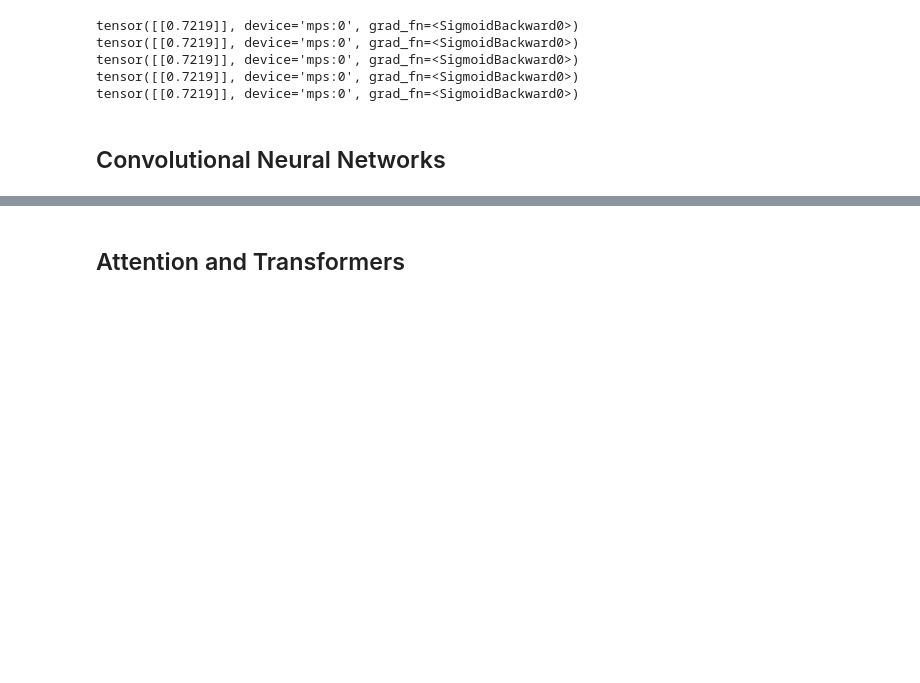
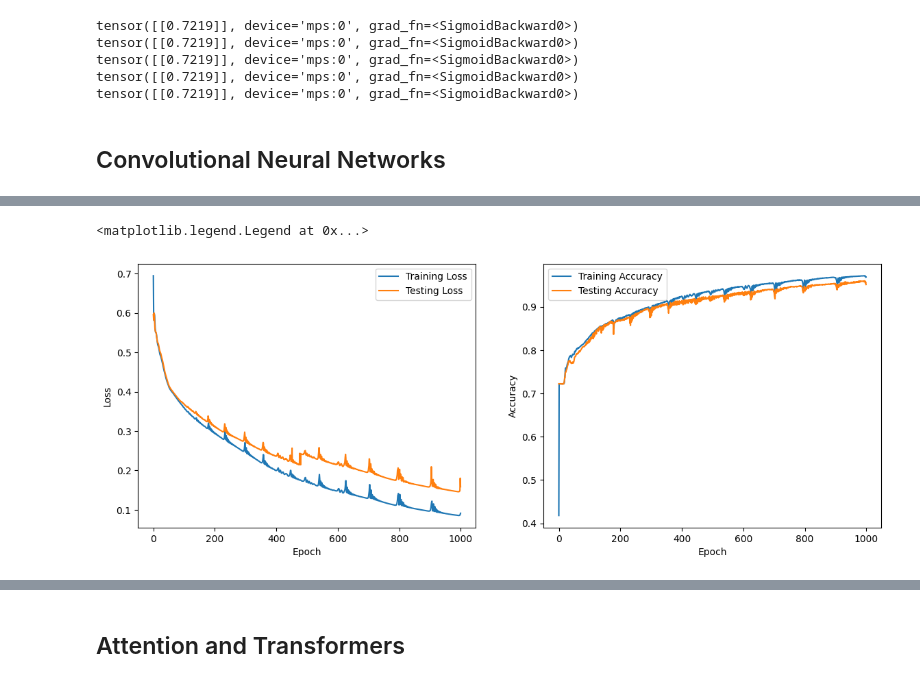
Before and after one commit to jlohunecke/ML4HC_project2, a Jupyter notebook: proj2_pt1.ipynb, the cells around one changed output, grey strips where cells are left out. Cells and saved outputs as stored; diff of their text form; code cells hidden in the pictures; blank space fills up the shorter version.

```diff
--- a/proj2_pt1.ipynb
+++ b/proj2_pt1.ipynb
@@ -304,0 +419,16 @@ tensor([[0.7219]], device='mps:0', grad_fn=<SigmoidBackward0>)
+# %%
+class ResidualBlock(nn.Module):
+    def __init__(self, in_channels, out_channels, kernel_size, stride, padding):
+        super(ResidualBlock, self).__init__()
+        self.conv1 = nn.Conv1d(in_channels, out_channels, kernel_size, stride, padding)
+        self.conv2 = nn.Conv1d(out_channels, out_channels, kernel_size, stride, padding)
+        self.relu = nn.ReLU()
+
+    def forward(self, x):
+        residual = x
+        x = self.conv1(x)
+        x = self.relu(x)
+        x = self.conv2(x)
+        x += residual
+        x = self.relu(x)
+        return x
@@ -304,0 +456,9 @@ tensor([[0.7219]], device='mps:0', grad_fn=<SigmoidBackward0>)
+# %%
+device = torch.device('mps' if torch.backends.mps.is_available() else 'cpu')
+# %%
+input_size = X_train_tensor.shape[1]
+output_size = 1
+# %%
+model = ResidualCNNModel(input_size, output_size).to(device)
+criterion = nn.BCELoss()
+optimizer = torch.optim.Adam(model.parameters(), lr=0.001)
@@ -304,0 +514,19 @@ tensor([[0.7219]], device='mps:0', grad_fn=<SigmoidBackward0>)
+# %%
+fig, axs = plt.subplots(1, 2, figsize=(14, 5))
+
+# Plotting the losses
+axs[0].plot(epoch_losses_training, label='Training Loss')
+axs[0].plot(epoch_losses_testing, label='Testing Loss')
+axs[0].set_xlabel('Epoch')
+axs[0].set_ylabel('Loss')
+axs[0].legend()
+
+# Plotting the accuracies
+axs[1].plot(epoch_accuracies_training, label='Training Accuracy')
+axs[1].plot(epoch_accuracies_testing, label='Testing Accuracy')
+axs[1].set_xlabel('Epoch')
+axs[1].set_ylabel('Accuracy')
+axs[1].legend()
+# %% [output]
+<matplotlib.legend.Legend at 0x...>
+[figure, added]
```
Also changed, not shown: parts of 21 cells of this notebook.
